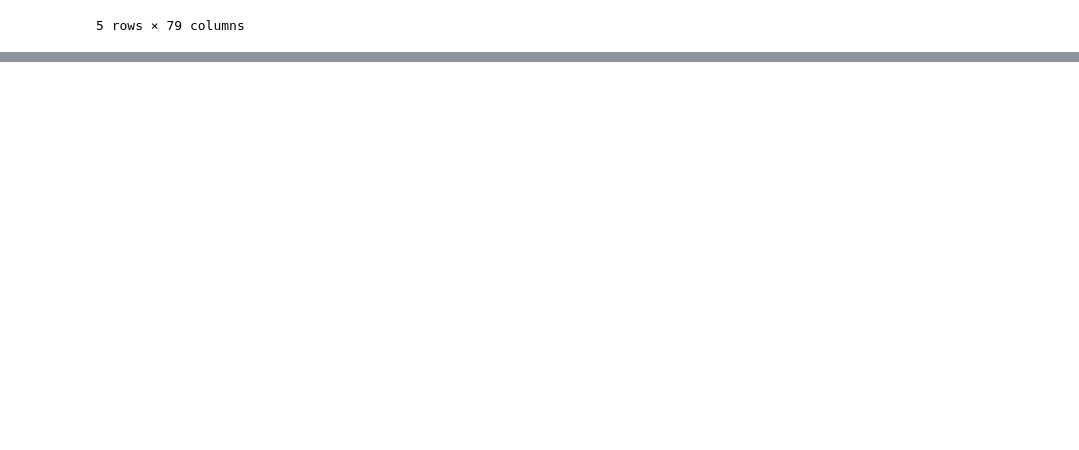
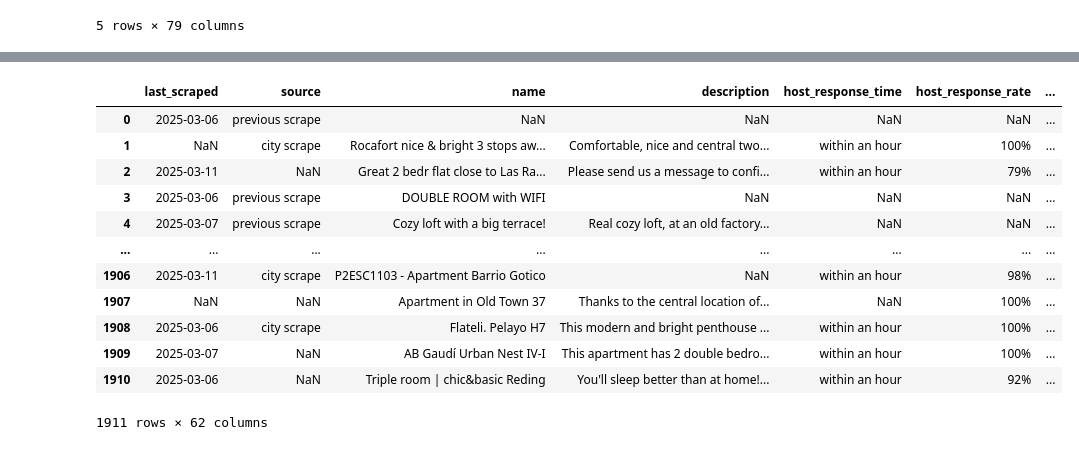
Before and after one commit to dominika232323/Harsh-Review-Detector, a Jupyter notebook: notebooks/1.0-db-data-analysis.ipynb, the cells around one changed output, grey strips where cells are left out. Saved outputs shown, nothing was run; the diff lists cells and outputs as text; code cells hidden in the pictures; blank space fills up the shorter version.

```diff
--- a/notebooks/1.0-db-data-analysis.ipynb
+++ b/notebooks/1.0-db-data-analysis.ipynb
@@ -72,0 +124,2 @@ memory usage: 1.2+ MB
+# %%
+df = df.loc[:, df.isnull().mean() < 0.5]
@@ -72,0 +148,19 @@ memory usage: 1.2+ MB
+# %%
+columns_to_remove = [
+    'id',
+    'listing_url',
+    'scrape_id',
+    'picture_url',
+    'host_id',
+    'host_url',
+    'host_name',
+    'host_since',
+    'host_location',
+    'host_about',
+    'host_has_profile_pic',
+    'host_thumbnail_url',
+    'host_picture_url',
+    'host_has_profile_pic',
+]
+df.drop(columns_to_remove, axis=1, inplace=True)
+df.head()
@@ -72,0 +175,16 @@ memory usage: 1.2+ MB
+# %%
+df
+# %% [output]
+|  | last_scraped | source | name | description | host_response_time | host_response_rate | ... |
+| 0 | 2025-03-06 | previous scrape | NaN | NaN | NaN | NaN | ... |
+| 1 | NaN | city scrape | Rocafort nice & bright 3 stops aw... | Comfortable, nice and central two... | within an hour | 100% | ... |
+| 2 | 2025-03-11 | NaN | Great 2 bedr flat close to Las Ra... | Please send us a message to confi... | within an hour | 79% | ... |
+| 3 | 2025-03-06 | previous scrape | DOUBLE ROOM with WIFI | NaN | NaN | NaN | ... |
+| 4 | 2025-03-07 | previous scrape | Cozy loft with a big terrace! | Real cozy loft, at an old factory... | NaN | NaN | ... |
+| ... | ... | ... | ... | ... | ... | ... | ... |
+| 1906 | 2025-03-11 | city scrape | P2ESC1103 - Apartment Barrio Gotico | NaN | within an hour | 98% | ... |
+| 1907 | NaN | NaN | Apartment in Old Town 37 | Thanks to the central location of... | NaN | 100% | ... |
+| 1908 | 2025-03-06 | city scrape | Flateli. Pelayo H7 | This modern and bright penthouse ... | within an hour | 100% | ... |
+| 1909 | 2025-03-07 | NaN | AB Gaudí Urban Nest IV-I | This apartment has 2 double bedro... | within an hour | 100% | ... |
+| 1910 | 2025-03-06 | NaN | Triple room | chic&basic Reding | You'll sleep better than at home!... | within an hour | 92% | ... |
+1911 rows × 62 columns
```
Also changed, not shown: parts of 17 cells of this notebook.
